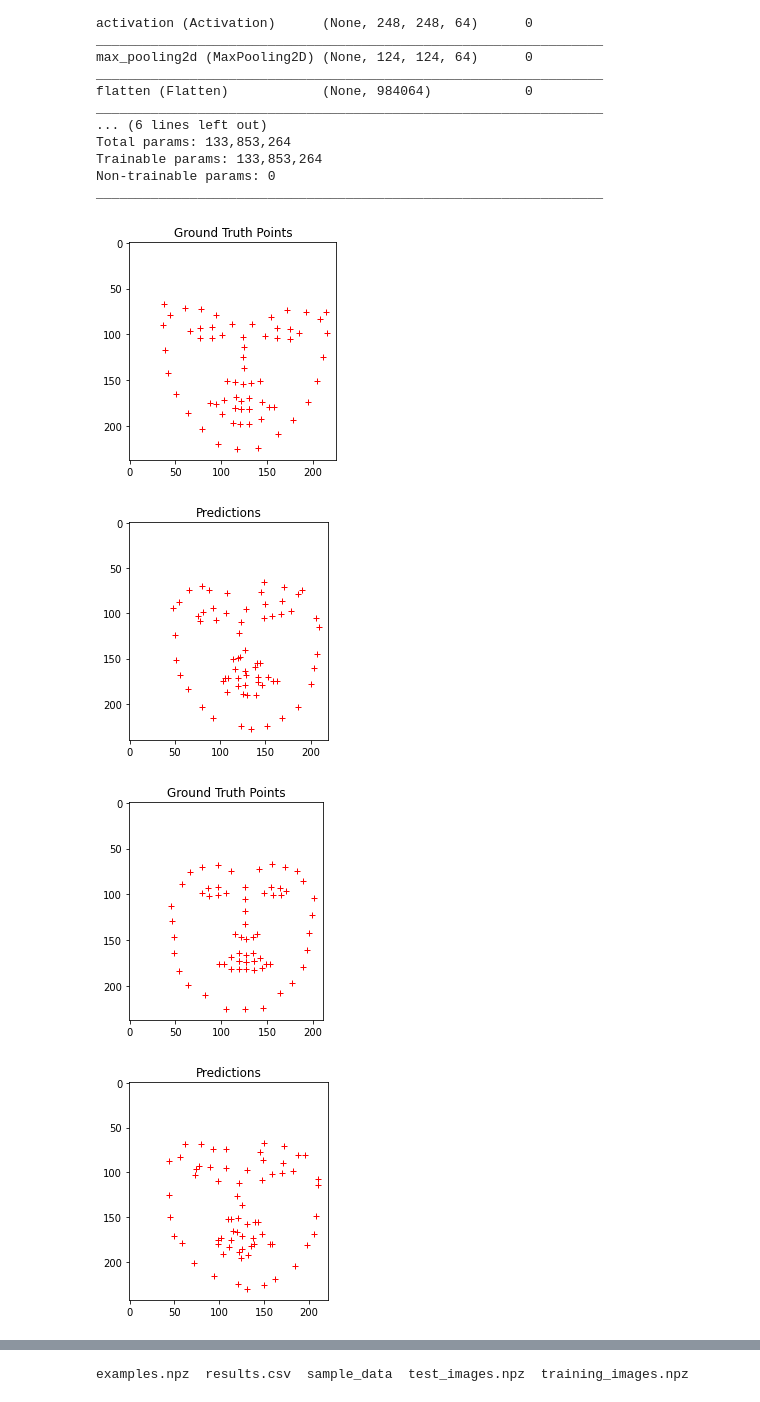
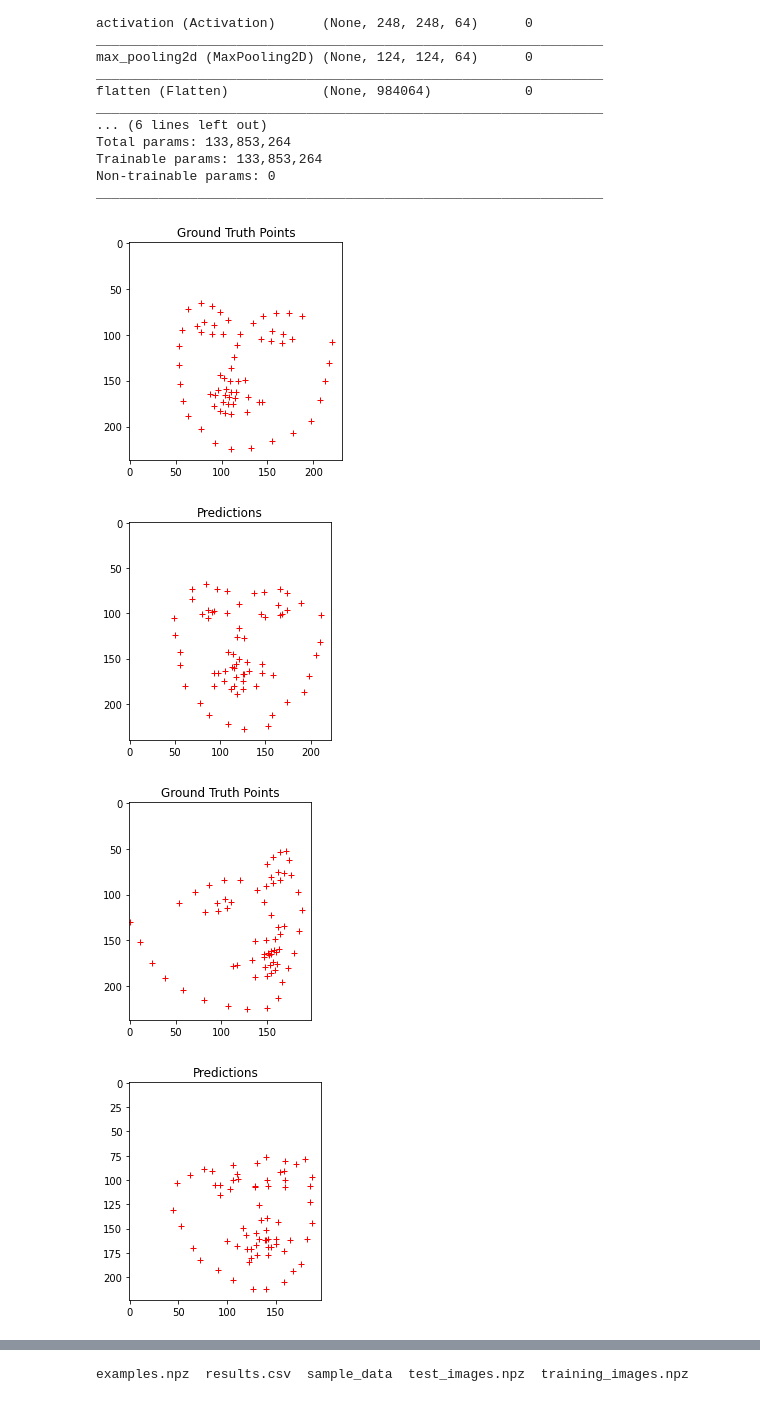
Before and after one commit to LordLean/Computer-Vision, a Jupyter notebook: CV_Labs/CV_183708.ipynb, the cells around one changed output, grey strips where cells are left out. Drawn from its saved outputs; the diff is of its cells as text; code cells hidden in the pictures.

```diff
--- a/CV_Labs/CV_183708.ipynb
+++ b/CV_Labs/CV_183708.ipynb
@@ -400,11 +419,13 @@ y = np.reshape(y,(-1,136))
 
 # Train Test split
 X_train = norm_train_images[:-500]
-X_test = norm_train_images[:500]
+X_test = norm_train_images[-500:]
 
 # Train Test split
 y_train = y[:-500]
-y_test = y[:500]
+y_test = y[-500:]
+
+#https://stackoverflow.com/questions/46308374/what-is-validation-data-used-for-in-a-keras-sequential-model
 # %% [markdown]
 <br>
 # %%
@@ -505,20 +526,18 @@ predictions = model.predict(X_test) * 250
 # %%
 #@title Visualization
 
-rnge = []
-
 # Predictions on Empty Image
 npArray = np.array([[[0, 162, 232, 255]]], dtype='uint8')
-for i in range(rnge):
+for i in range(15,17):
     visualise_pts(npArray, train_pts[2311+i, ...],0)
-    visualise_pts(npArray,  predictions[i, ...].reshape(68,2),1)
+    visualise_pts(npArray, predictions[i, ...].reshape(68,2),1)
 
-# Visualize Ground Truth vs Predictions on Test (train split) Images
-for i in range(rnge):
+# Visualize Ground Truth vs predictions on Test (train split) Images
+for i in range(15,17):
     visualise_pts(train_images[2311+i, ...], train_pts[2311+i, ...],0)
-    visualise_pts(train_images[2311+i, ...],  predictions[i, ...].reshape(68,2),1)
+    visualise_pts(X_test[i, ...], predictions[i, ...].reshape(68,2),1)
 # %% [output]
-[figure, old version]
+[figure, new version]
-[figure, old version]
+[figure, new version]
-[figure, old version]
+[figure, new version]
-[figure, old version]
+[figure, new version]
```
Also changed, not shown: parts of 13 cells of this notebook.
